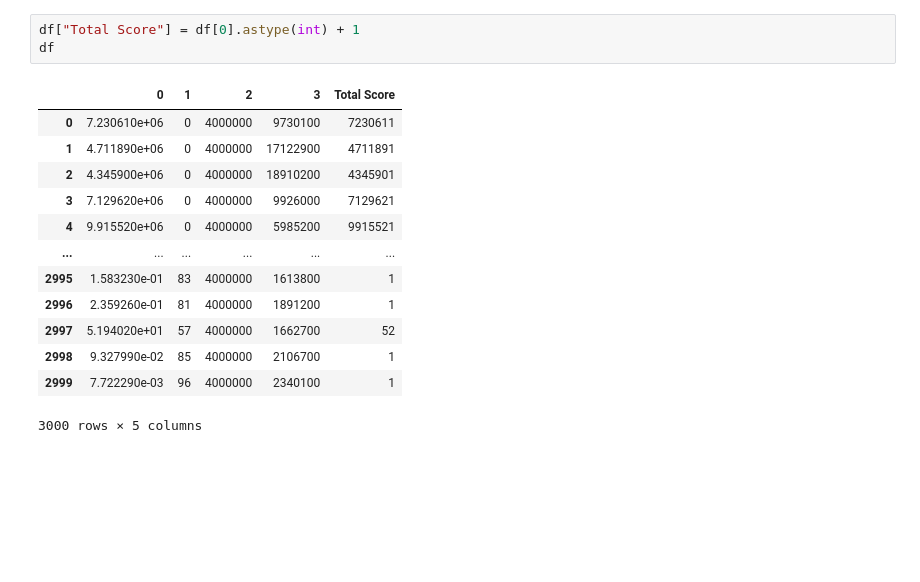
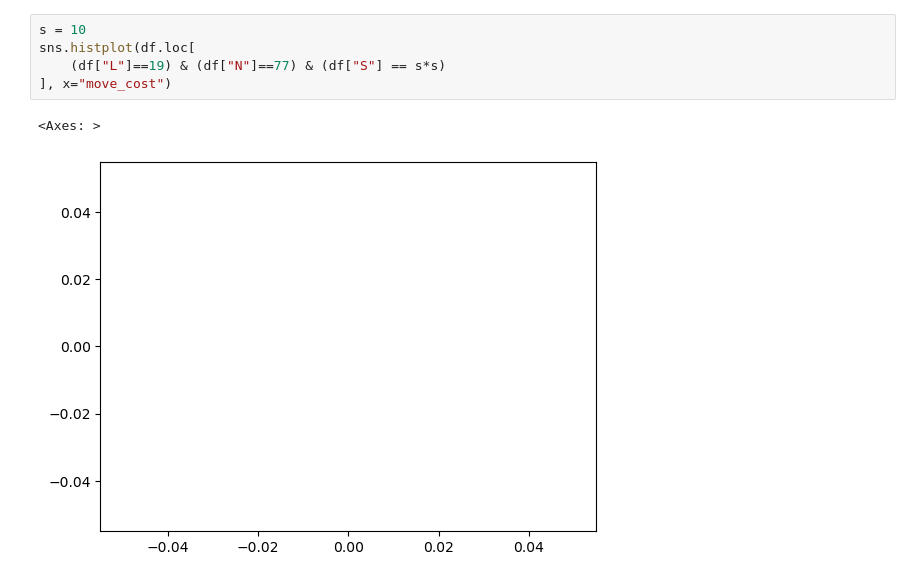
Before and after one commit to miiitomi/atcoder, a Jupyter notebook: AHC/ahc022/test.ipynb, the cells around one changed output. Saved outputs shown, nothing was run; the diff lists cells and outputs as text; blank space fills up the shorter version.

```diff
--- a/AHC/ahc022/test.ipynb
+++ b/AHC/ahc022/test.ipynb
@@ -37,17 +29,8 @@ memory usage: 93.9 KB
-# %%
-df["Total Score"] = df[0].astype(int) + 1
-df
-# %% [output]
-|  | 0 | 1 | 2 | 3 | Total Score |
-| 0 | 7.230610e+06 | 0 | 4000000 | 9730100 | 7230611 |
-| 1 | 4.711890e+06 | 0 | 4000000 | 17122900 | 4711891 |
-| 2 | 4.345900e+06 | 0 | 4000000 | 18910200 | 4345901 |
-| 3 | 7.129620e+06 | 0 | 4000000 | 9926000 | 7129621 |
-| 4 | 9.915520e+06 | 0 | 4000000 | 5985200 | 9915521 |
-| ... | ... | ... | ... | ... | ... |
-| 2995 | 1.583230e-01 | 83 | 4000000 | 1613800 | 1 |
-| 2996 | 2.359260e-01 | 81 | 4000000 | 1891200 | 1 |
-| 2997 | 5.194020e+01 | 57 | 4000000 | 1662700 | 52 |
-| 2998 | 9.327990e-02 | 85 | 4000000 | 2106700 | 1 |
-| 2999 | 7.722290e-03 | 96 | 4000000 | 2340100 | 1 |
-3000 rows × 5 columns
+# %%
+s = 10
+sns.histplot(df.loc[
+    (df["L"]==19) & (df["N"]==77) & (df["S"] == s*s)
+], x="move_cost")
+# %% [output]
+<Axes: >
+[figure, added]
```
Also changed, not shown: parts of 15 cells of this notebook, 19 other files.
